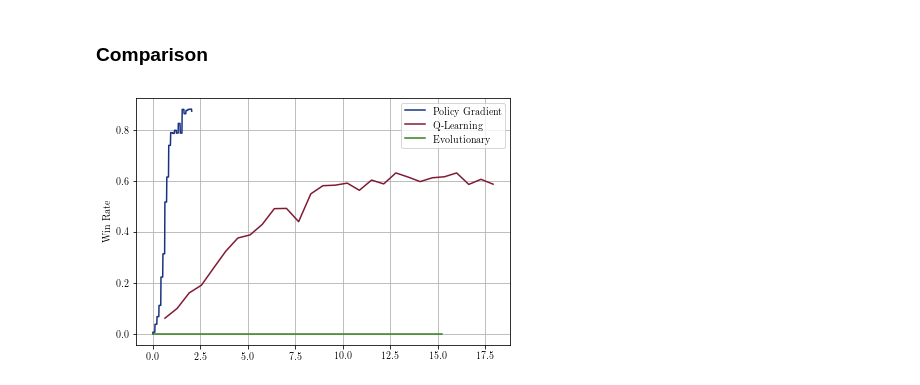
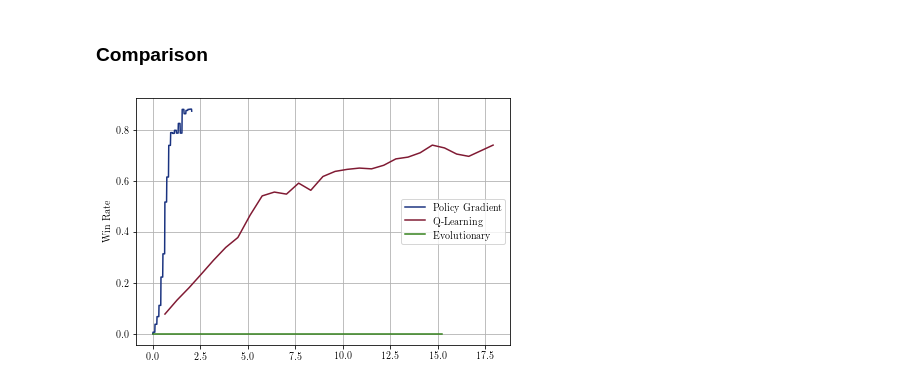
Before and after one commit to jakejhansen/minesweeper_solver, a Jupyter notebook: Results/Minesweeper_results.ipynb, the cells around one changed output. Saved outputs shown, nothing was run; the diff lists cells and outputs as text; code cells hidden in the pictures.

Commit message:
Fixed comparison plot

```diff
--- a/Results/Minesweeper_results.ipynb
+++ b/Results/Minesweeper_results.ipynb
@@ -257,16 +257,16 @@ plt.show()
 # %%
 fig = plt.figure(figsize=(6, 4))
 plt.plot(PG_steps, PG_winrate, color=PG_color+[1.0])
-plt.plot(QL_steps, QL_winrate, color=QL_color+[1.0])
+plt.plot(QL_steps_q, QL_winrate_q, color=QL_color+[1.0])
 plt.plot(ES_steps, ES_winrate, color=ES_color+[1.0])
 plt.ylabel('Win Rate')
 plt.legend(['Policy Gradient','Q-Learning','Evolutionary'])
 plt.grid()
 plt.tight_layout()
 plt.savefig(os.path.join('compare-res.pdf'))
 plt.show()
 # %% [output]
-[figure, old version]
+[figure, new version]
 # %%
 import matplotlib.pyplot as plt
 fig = plt.figure(figsize=(6,4))
```
Also changed, not shown: parts of 3 cells of this notebook, 7 other files.
